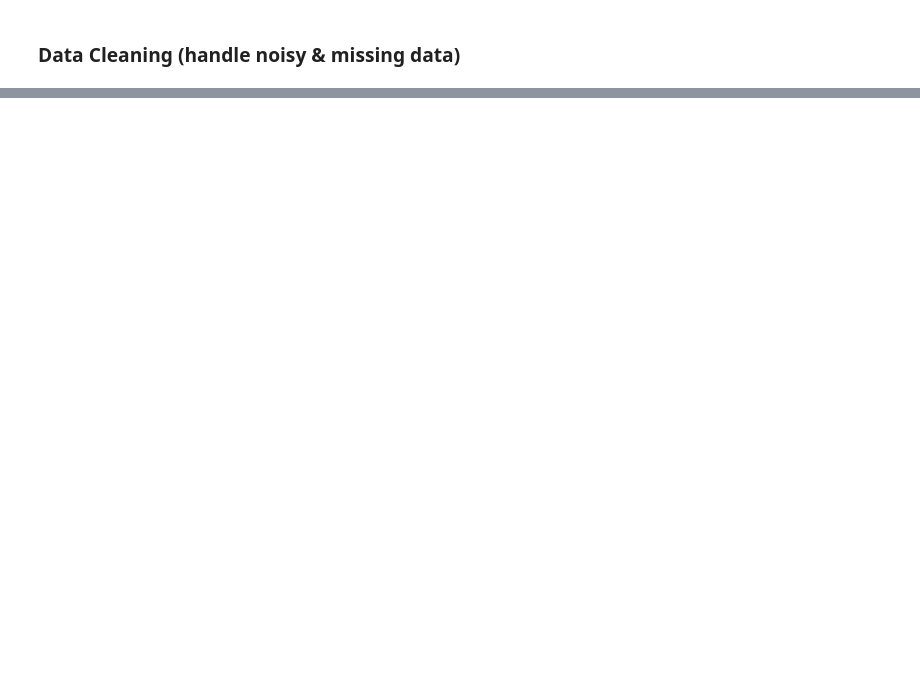
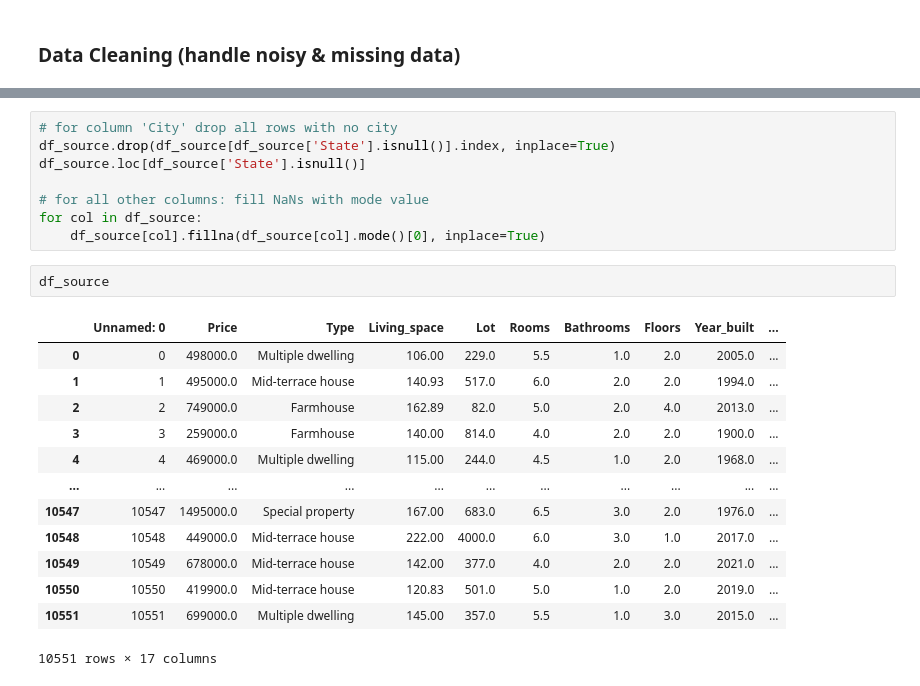
Before and after one commit to heuer-ja/CENG542-Knowledge-Discovery, a Jupyter notebook: germany_house_prices.ipynb, the cells around one changed output, grey strips where cells are left out. Saved outputs shown, nothing was run; the diff lists cells and outputs as text; blank space fills up the shorter version.

```diff
--- a/germany_house_prices.ipynb
+++ b/germany_house_prices.ipynb
@@ -112,0 +100,24 @@ df_null_info
+# %%
+# for column 'City' drop all rows with no city
+df_source.drop(df_source[df_source['State'].isnull()].index, inplace=True)
+df_source.loc[df_source['State'].isnull()]
+
+# for all other columns: fill NaNs with mode value
+for col in df_source:
+    df_source[col].fillna(df_source[col].mode()[0], inplace=True)
+# %%
+df_source
+# %% [output]
+|  | Unnamed: 0 | Price | Type | Living_space | Lot | Rooms | Bathrooms | Floors | Year_built | ... |
+| 0 | 0 | 498000.0 | Multiple dwelling | 106.00 | 229.0 | 5.5 | 1.0 | 2.0 | 2005.0 | ... |
+| 1 | 1 | 495000.0 | Mid-terrace house | 140.93 | 517.0 | 6.0 | 2.0 | 2.0 | 1994.0 | ... |
+| 2 | 2 | 749000.0 | Farmhouse | 162.89 | 82.0 | 5.0 | 2.0 | 4.0 | 2013.0 | ... |
+| 3 | 3 | 259000.0 | Farmhouse | 140.00 | 814.0 | 4.0 | 2.0 | 2.0 | 1900.0 | ... |
+| 4 | 4 | 469000.0 | Multiple dwelling | 115.00 | 244.0 | 4.5 | 1.0 | 2.0 | 1968.0 | ... |
+| ... | ... | ... | ... | ... | ... | ... | ... | ... | ... | ... |
+| 10547 | 10547 | 1495000.0 | Special property | 167.00 | 683.0 | 6.5 | 3.0 | 2.0 | 1976.0 | ... |
+| 10548 | 10548 | 449000.0 | Mid-terrace house | 222.00 | 4000.0 | 6.0 | 3.0 | 1.0 | 2017.0 | ... |
+| 10549 | 10549 | 678000.0 | Mid-terrace house | 142.00 | 377.0 | 4.0 | 2.0 | 2.0 | 2021.0 | ... |
+| 10550 | 10550 | 419900.0 | Mid-terrace house | 120.83 | 501.0 | 5.0 | 1.0 | 2.0 | 2019.0 | ... |
+| 10551 | 10551 | 699000.0 | Multiple dwelling | 145.00 | 357.0 | 5.5 | 1.0 | 3.0 | 2015.0 | ... |
+10551 rows × 17 columns
```
Also changed, not shown: parts of 8 cells of this notebook.
